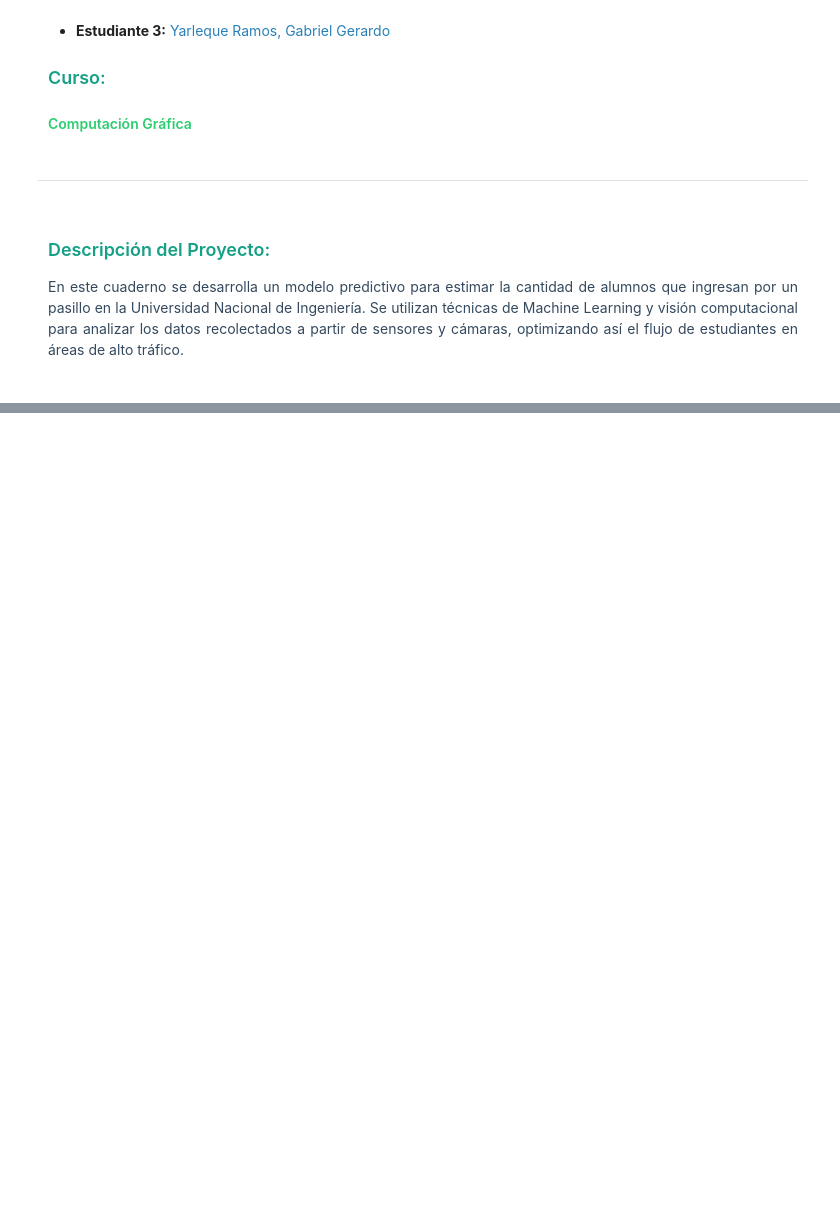
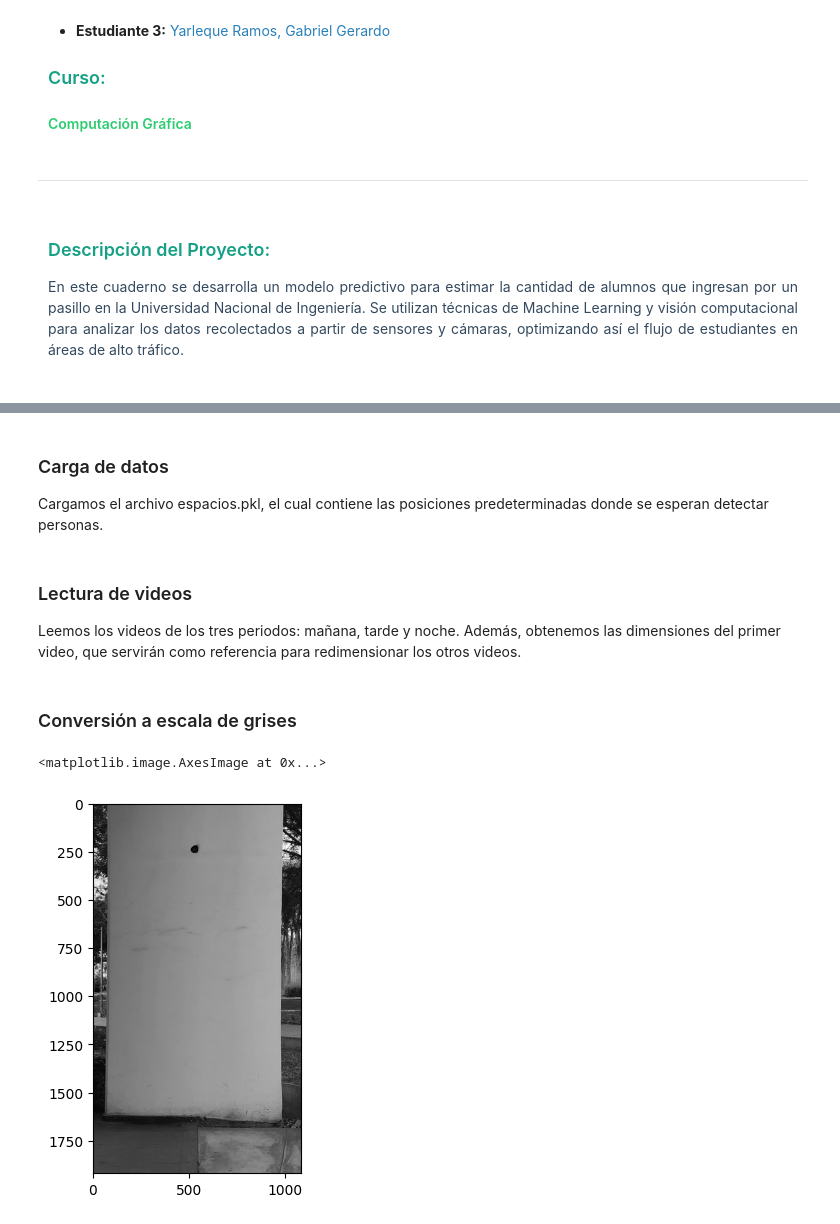
Before and after one commit to GabrielBarrientos99/deteccion_objetos_pixeles, a Jupyter notebook: prediccion.ipynb, the cells around one changed output, grey strips where cells are left out. Saved outputs shown, nothing was run; the diff lists cells and outputs as text; code cells hidden in the pictures; blank space fills up the shorter version.

```diff
--- a/prediccion.ipynb
+++ b/prediccion.ipynb
@@ -36,0 +41,3 @@ cant_noche = 19
+# %% [markdown]
+### Carga de datos
+Cargamos el archivo espacios.pkl, el cual contiene las posiciones predeterminadas donde se esperan detectar personas.
@@ -36,0 +48,23 @@ cant_noche = 19
+# %% [markdown]
+### Lectura de videos
+Leemos los videos de los tres periodos: mañana, tarde y noche. Además, obtenemos las dimensiones del primer video, que servirán como referencia para redimensionar los otros videos.
+# %%
+# Leer los 3 videos (mañana, tarde y noche)
+video1 = cv2.VideoCapture('video_1_temprano.mp4')
+video2 = cv2.VideoCapture('video_2_tarde.mp4')
+video3 = cv2.VideoCapture('video_3_noche.mp4')
+
+# Obtener la resolución del primer video
+ret1, frame1 = video1.read()
+height1, width1, _ = frame1.shape  # Obtener altura y anchura del primer video
+# %% [markdown]
+### Conversión a escala de grises
+# %%
+# Convertimos el primer fotograma a escala de grises para simplificar el análisis
+img_gray = cv2.cvtColor(frame1, cv2.COLOR_BGR2GRAY)
+
+# Mostramos el fotograma en escala de grises
+plt.imshow(img_gray, cmap='gray')
+# %% [output]
+<matplotlib.image.AxesImage at 0x...>
+[figure, added]
```
Also changed, not shown: parts of 18 cells of this notebook.
